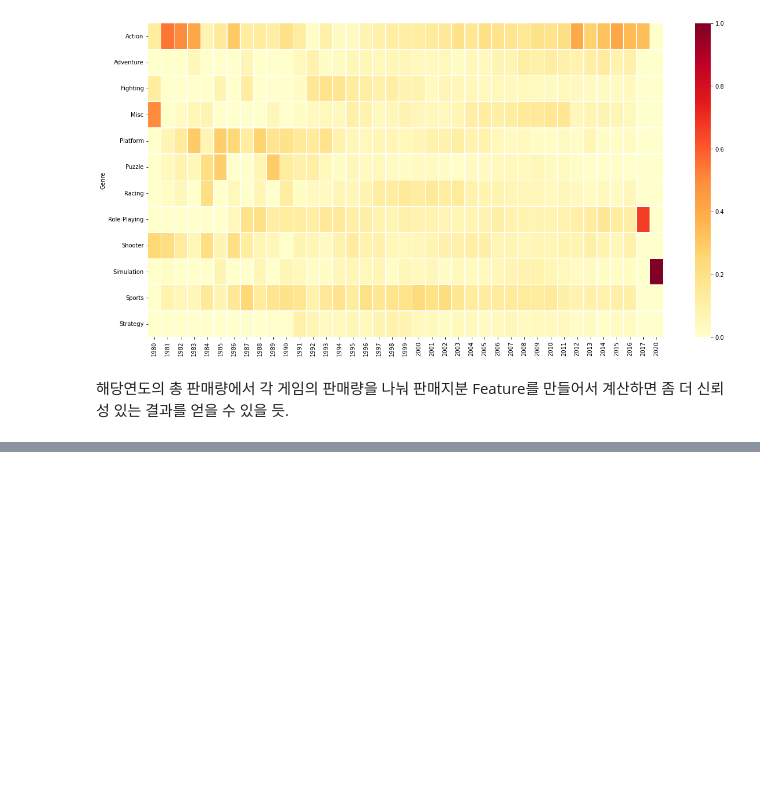
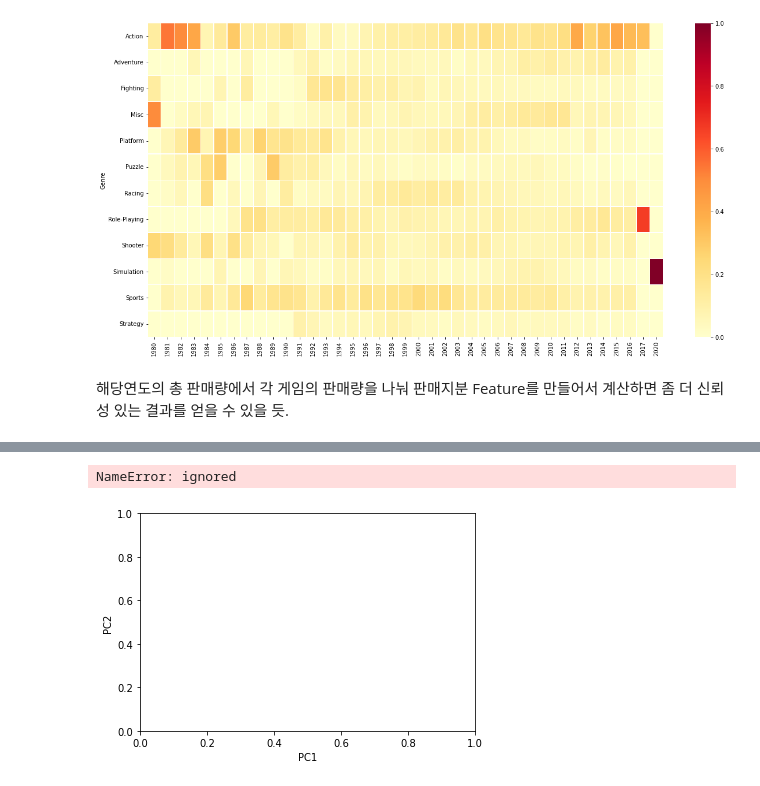
Before and after one commit to sumu97/Data-Science-Cheat-Code, a Jupyter notebook: GameMarket_Analysis.ipynb, the cells around one changed output, grey strips where cells are left out. Cells and saved outputs as stored; diff of their text form; code cells hidden in the pictures; blank space fills up the shorter version.

```diff
--- a/GameMarket_Analysis.ipynb
+++ b/GameMarket_Analysis.ipynb
@@ -227,2 +214,11 @@ pv1
 # %% [markdown]
 해당연도의 총 판매량에서 각 게임의 판매량을 나눠 판매지분 Feature를 만들어서 계산하면 좀 더 신뢰성 있는 결과를 얻을 수 있을 듯.
+# %%
+# ANOVA Test : 분산분석 검정 진행 요구사항
+# 1. 독립성, 2. 정규성, 3. 등분산성
+# 1번이랑 3번은 잘 모르겠고 일단 정규화 시키는 방법이 있지 (PCA)
+# 이거 Scatter plit으로 국가와 장르를 시각화할수 있는거 아닌가 모르겠네
+
+df = df[['NA_Sales', 'EU_Sales', 'JP_Sales', 'Other_Sales']]
+df
+#df.loc[:,df.columns].values
@@ -228,0 +239,29 @@ pv1
+# %%
+from sklearn.preprocessing import StandardScaler #표준화 패키지
+x = df.loc[:,df.columns].values
+x = StandardScaler().fit_transform(x) #스케일링
+from sklearn.decomposition import PCA #PCA
+pca = PCA(n_components = 2)
+pcacomp = pca.fit_transform(x)
+pcadf = pd.DataFrame(data = pcacomp, columns = ['pc1','pc2'])
+# %%
+fig = plt.figure(figsize = (6, 4)) #전체 크기
+ax = fig.add_subplot(1, 1, 1)
+ax.set_xlabel('PC1', fontsize = 10)
+ax.set_ylabel('PC2', fontsize = 10)
+
+species = ['Adelie', 'Chinstrap', 'Gentoo']
+colors = ['#1F77B4', '#FF7F0E', '#2CA02C']
+for species, color in zip(species,colors):
+    indicesToKeep = df1['species'] == species
+    ax.scatter(pcadf.loc[indicesToKeep, 'pc1']
+               , pcadf.loc[indicesToKeep, 'pc2']
+               , c = color
+               , s = 20)
+
+ax.legend(['Adelie', 'Chinstrap', 'Gentoo'],loc = 4,title = 'species',fontsize = 10)  #범례
+#ax.grid()  #그리드
+print(ax)
+# %% [output]
+NameError: ignored
+[figure, added]
```
Also changed, not shown: parts of 3 cells of this notebook.
